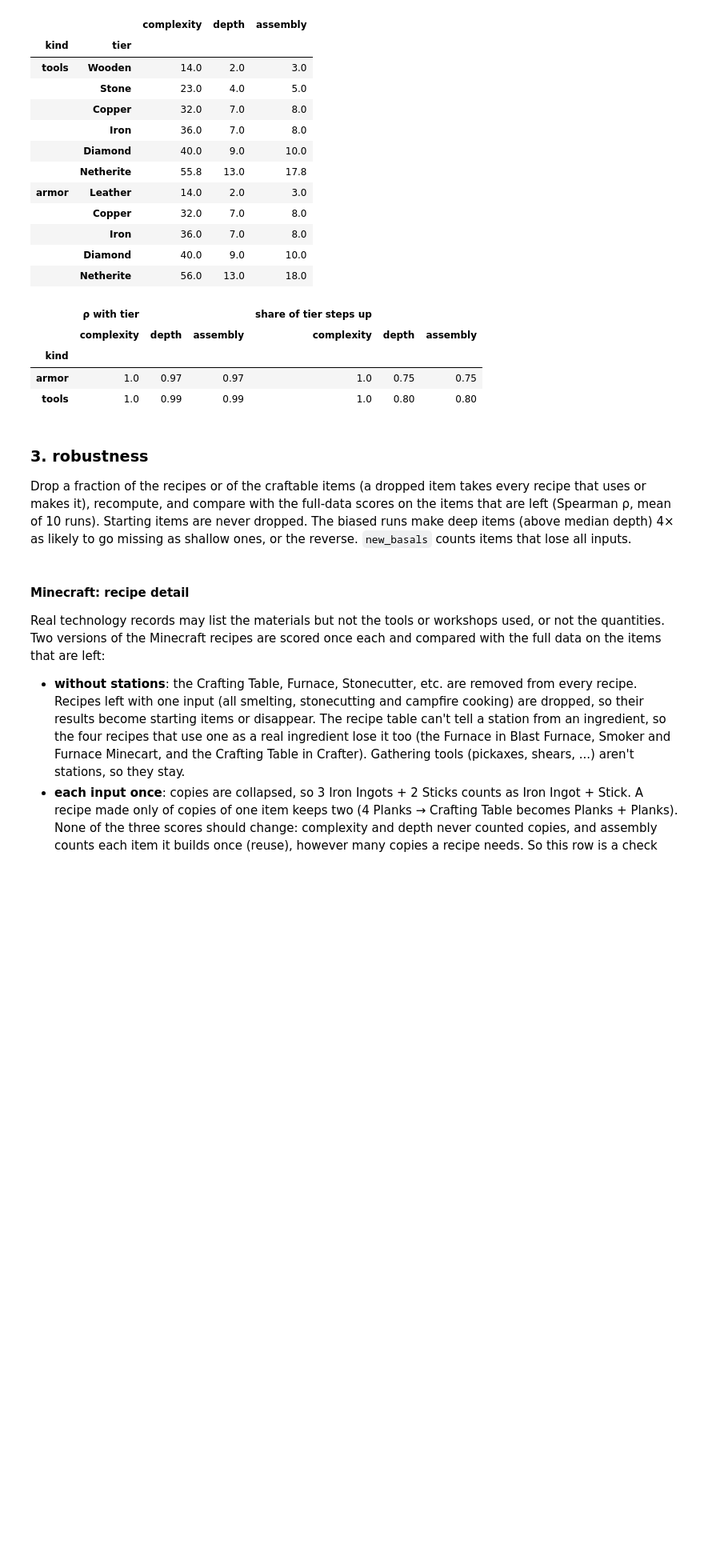
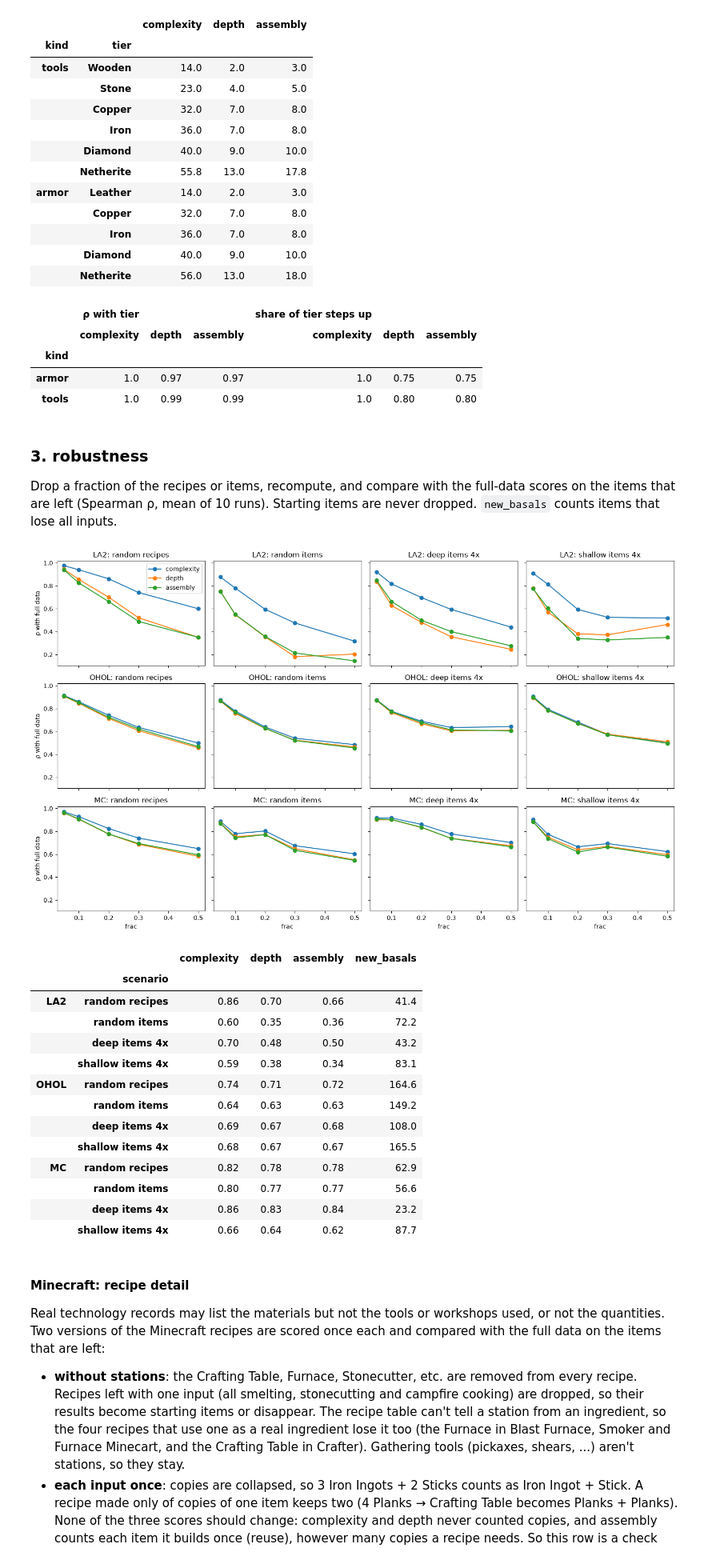
Before and after one commit to caleb-chandler/complexity_index, a Jupyter notebook: data_eval.ipynb, the cells around one changed output. Shown at 80% size. Cells and saved outputs as stored; diff of their text form; code cells hidden in the pictures; blank space fills up the shorter version.

Commit message:
added adjacent possible and combined toy results

```diff
--- a/data_eval.ipynb
+++ b/data_eval.ipynb
@@ -381,6 +381,18 @@ mc_d_df = compute_depth(mc_path / 'recipes_default.csv')
 la2_a_df = compute_assembly(la_path / 'assembly_edgelist.csv')
 ohol_a_df = compute_assembly(ohol_path / 'assembly_edgelist.csv')
 mc_a_df = compute_assembly(mc_path / 'assembly_edgelist.csv')
+# %%
+# save
+
+la2_dfs = [la2_a_df, la2_c_df, la2_d_df]
+la2 = pd.concat([df.set_index('Tech') for df in la2_dfs], axis=1).reset_index()
+ohol_dfs = [ohol_a_df, ohol_d_df, ohol_c_df]
+ohol = pd.concat([df.set_index('Tech') for df in ohol_dfs], axis=1).reset_index()
+mc_dfs = [mc_a_df, mc_d_df, mc_c_df]
+mc = pd.concat([df.set_index('Tech') for df in mc_dfs], axis=1).reset_index()
+
+for r, name in [(la2, 'la2'), (ohol, 'ohol'), (mc, 'mc')]:
+    r.to_csv("results/toy/"f"{name}.csv")
 # %%
 # sample to check against hand computations
 print(la2_a_df.sort_values(by='Assembly').head(5))
@@ -393,6 +405,15 @@ from io import StringIO
 METRICS = ['complexity', 'depth', 'assembly']
 games = {'LA2': la_path, 'OHOL': ohol_path, 'MC': mc_path}
 recipes = {g: pd.read_csv(p / 'recipes_default.csv') for g, p in games.items()}
+# where the check figures are saved; None = don't save
+# (not FIG_DIR, so rerunning a plot cell after the museum cells can't save into figures/bm)
+TOY_FIG_DIR = 'figures/toy'
+
+def save_fig(fig, name):
+    '''save fig as TOY_FIG_DIR/name.png'''
+    if TOY_FIG_DIR:
+        Path(TOY_FIG_DIR).mkdir(parents=True, exist_ok=True)
+        fig.savefig(Path(TOY_FIG_DIR) / f'{name}.png', dpi=150, bbox_inches='tight')
 
 def inputs(r):
     '''each recipe's inputs as a list (Minecraft's unused input columns are blank)'''
@@ -421,6 +442,7 @@ Diagonal: each score's distribution. Off-diagonal: pairs of scores. Both on a lo
 for g, s in S.items():
     pd.plotting.scatter_matrix(np.log10(s + 1), figsize=(6, 6), alpha=.2, s=6, hist_kwds={'bins': 30})
     plt.suptitle(f'{g}: log10(score + 1)')
+    save_fig(plt.gcf(), f'{g.lower()}_metrics')
     plt.show()
     display(pd.concat([s.agg(['median', 'max', 'skew']).T, s.corr('spearman').add_prefix('ρ ')], axis=1).round(2))
     # where the two pathway-based scores disagree most (rank percentile gap, craftable items)
@@ -545,7 +568,7 @@ display(pd.concat({'ρ with tier': rho, 'share of tier steps up': up}, axis=1).g
 | tools | 1.0 | 0.99 | 0.99 | 1.0 | 0.80 | 0.80 |
 # %% [markdown]
 ### 3. robustness
-Drop a fraction of the recipes or of the craftable items (a dropped item takes every recipe that uses or makes it), recompute, and compare with the full-data scores on the items that are left (Spearman ρ, mean of 10 runs). Starting items are never dropped. The biased runs make deep items (above median depth) 4× as likely to go missing as shallow ones, or the reverse. `new_basals` counts items that lose all inputs.
+Drop a fraction of the recipes or items, recompute, and compare with the full-data scores on the items that are left (Spearman ρ, mean of 10 runs). Starting items are never dropped. `new_basals` counts items that lose all inputs.
 # %%
 rng = np.random.default_rng(0)
 
@@ -575,15 +598,32 @@ rob = {g: robustness(g) for g in games}
 # %%
 fig, axes = plt.subplots(len(rob), 4, figsize=(15, 3 * len(rob)), sharex=True, sharey=True)
 for row, (g, res) in zip(axes, rob.items()):
     for ax, (name, d) in zip(row, res.groupby('scenario', sort=False)):
         d.groupby('frac')[METRICS].mean().plot(ax=ax, marker='o', legend=False, title=f'{g}: {name}')
     row[0].set_ylabel('ρ with full data')
 axes[0, 0].legend()
 plt.tight_layout()
+save_fig(fig, 'robustness')
 plt.show()
 # at 20% removed
 display(pd.concat({g: res[res.frac == .2].groupby('scenario', sort=False)[METRICS + ['new_basals']].mean()
                    for g, res in rob.items()}).round(2))
+# %% [output]
+[figure, added]
+|  |  | complexity | depth | assembly | new_basals |
+|  | scenario |  |  |  |  |
+| LA2 | random recipes | 0.86 | 0.70 | 0.66 | 41.4 |
+|  | random items | 0.60 | 0.35 | 0.36 | 72.2 |
+|  | deep items 4x | 0.70 | 0.48 | 0.50 | 43.2 |
+|  | shallow items 4x | 0.59 | 0.38 | 0.34 | 83.1 |
+| OHOL | random recipes | 0.74 | 0.71 | 0.72 | 164.6 |
+|  | random items | 0.64 | 0.63 | 0.63 | 149.2 |
+|  | deep items 4x | 0.69 | 0.67 | 0.68 | 108.0 |
+|  | shallow items 4x | 0.68 | 0.67 | 0.67 | 165.5 |
+| MC | random recipes | 0.82 | 0.78 | 0.78 | 62.9 |
+|  | random items | 0.80 | 0.77 | 0.77 | 56.6 |
+|  | deep items 4x | 0.86 | 0.83 | 0.84 | 23.2 |
+|  | shallow items 4x | 0.66 | 0.64 | 0.62 | 87.7 |
 # %% [markdown]
 #### Minecraft: recipe detail
 Real technology records may list the materials but not the tools or workshops used, or not the quantities. Two versions of the Minecraft recipes are scored once each and compared with the full data on the items that are left:
```
Also changed, not shown: parts of 2 cells of this notebook, 9 other files.
